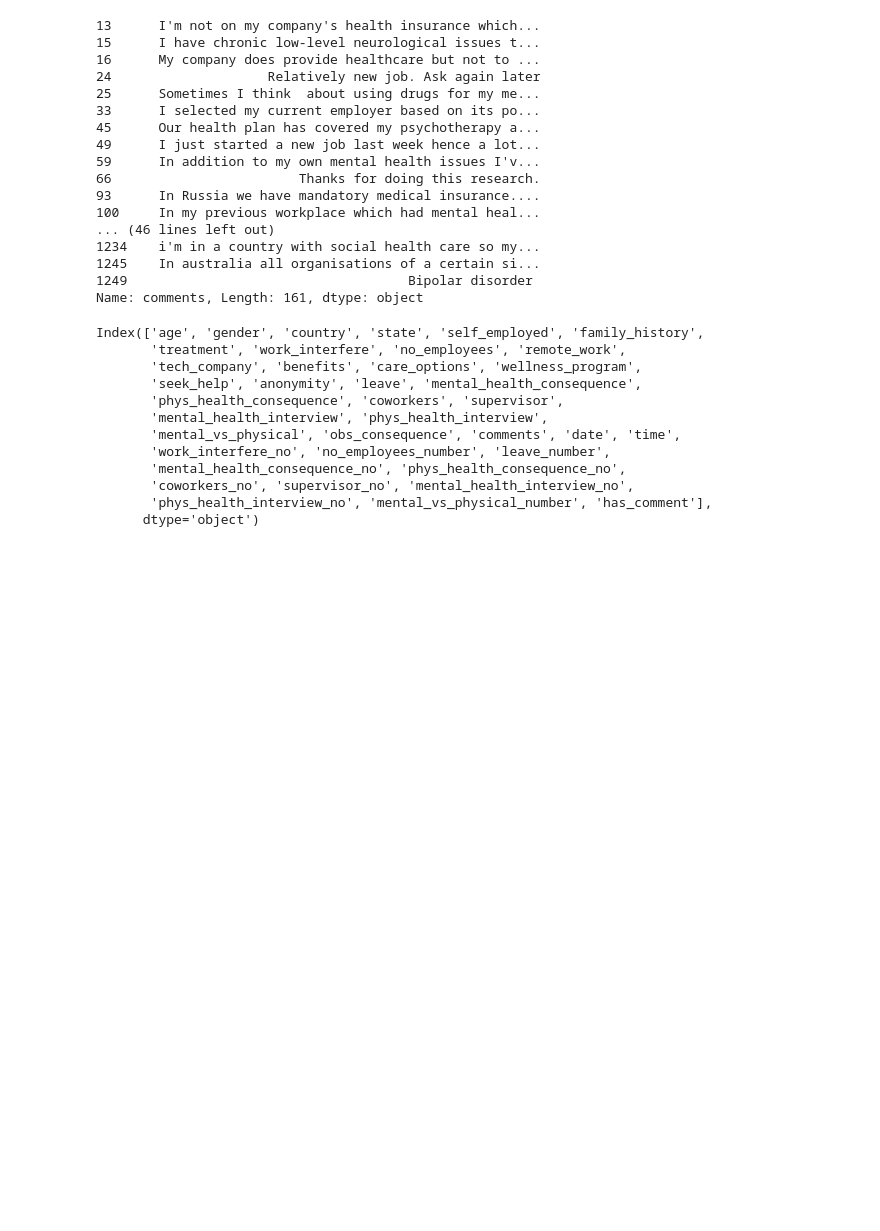
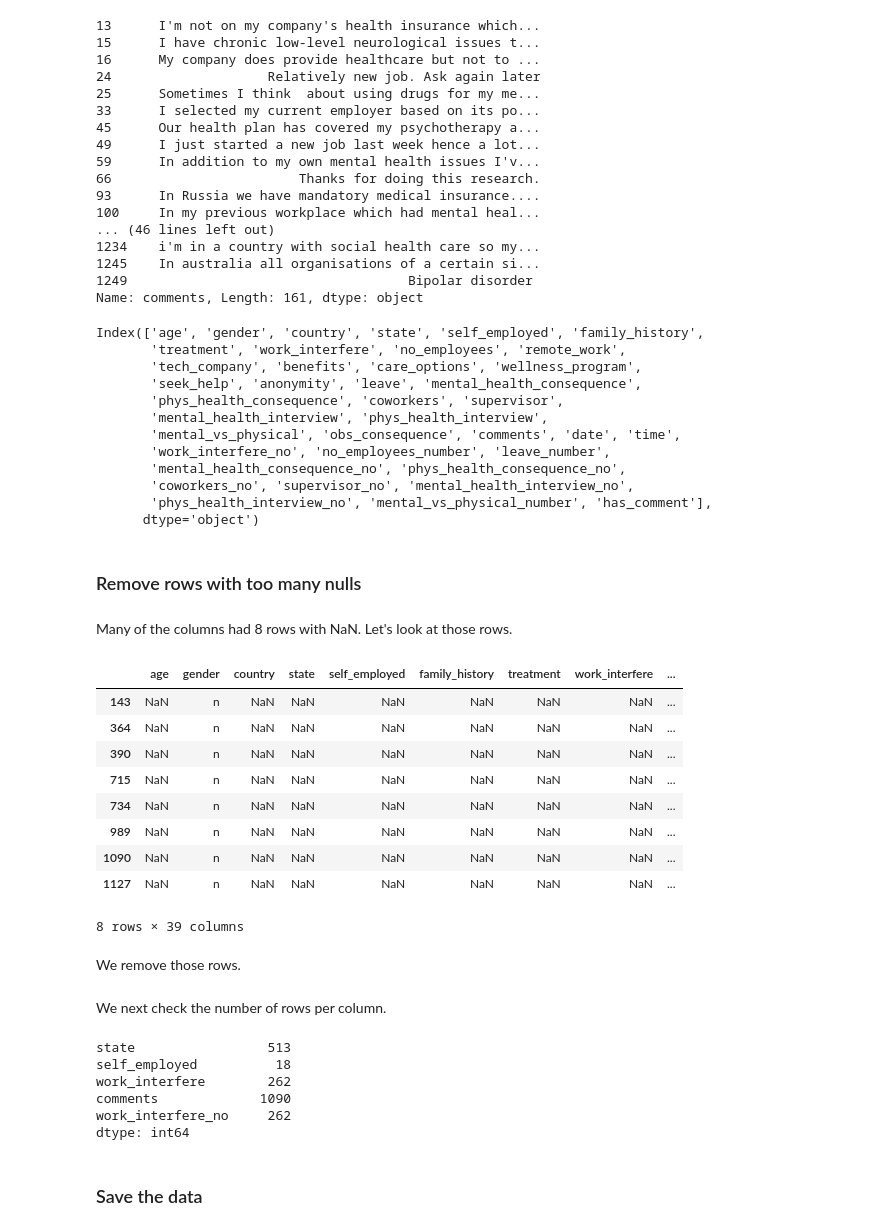
Before and after one commit to Svito-zar/AIweek-hackaton-Health, a Jupyter notebook: mental_health_in_tech/Fredrik/Preprocessing.ipynb, the cells around one changed output. Cells and saved outputs as stored; diff of their text form; code cells hidden in the pictures; blank space fills up the shorter version.

```diff
--- a/mental_health_in_tech/Fredrik/Untitled.ipynb
+++ b/mental_health_in_tech/Fredrik/Preprocessing.ipynb
@@ -131,4 +130,4 @@ pd.crosstab(dg.fillna('NaN'), columns='Count', dropna=False)
 | m | 987 |
 | n | 27 |
 # %%
-data['Gender'] = dg
+data['Gender'] = pd.Categorical(dg)
@@ -617,3 +674,22 @@ Index(['age', 'gender', 'country', 'state', 'self_employed', 'family_history',
        'coworkers_no', 'supervisor_no', 'mental_health_interview_no',
        'phys_health_interview_no', 'mental_vs_physical_number', 'has_comment'],
       dtype='object')
+# %% [markdown]
+### Remove rows with too many nulls
+# %% [markdown]
+Many of the columns had 8 rows with NaN. Let's look at those rows.
+# %%
+data[data['mental_health_consequence'].isnull()]
+# %% [output]
+|  | age | gender | country | state | self_employed | family_history | treatment | work_interfere | ... |
+| 143 | NaN | n | NaN | NaN | NaN | NaN | NaN | NaN | ... |
+| 364 | NaN | n | NaN | NaN | NaN | NaN | NaN | NaN | ... |
+| 390 | NaN | n | NaN | NaN | NaN | NaN | NaN | NaN | ... |
+| 715 | NaN | n | NaN | NaN | NaN | NaN | NaN | NaN | ... |
+| 734 | NaN | n | NaN | NaN | NaN | NaN | NaN | NaN | ... |
+| 989 | NaN | n | NaN | NaN | NaN | NaN | NaN | NaN | ... |
+| 1090 | NaN | n | NaN | NaN | NaN | NaN | NaN | NaN | ... |
+| 1127 | NaN | n | NaN | NaN | NaN | NaN | NaN | NaN | ... |
+8 rows × 39 columns
+# %% [markdown]
+We remove those rows.
@@ -619,0 +698,14 @@ Index(['age', 'gender', 'country', 'state', 'self_employed', 'family_history',
+# %% [markdown]
+We next check the number of rows per column.
+# %%
+nnulls = data.apply(lambda x: x.isnull().sum())
+nnulls[nnulls>0]
+# %% [output]
+state                 513
+self_employed          18
+work_interfere        262
+comments             1090
+work_interfere_no     262
+dtype: int64
+# %% [markdown]
+### Save the data
```
Also changed, not shown: parts of 36 cells of this notebook, 2 other files.
